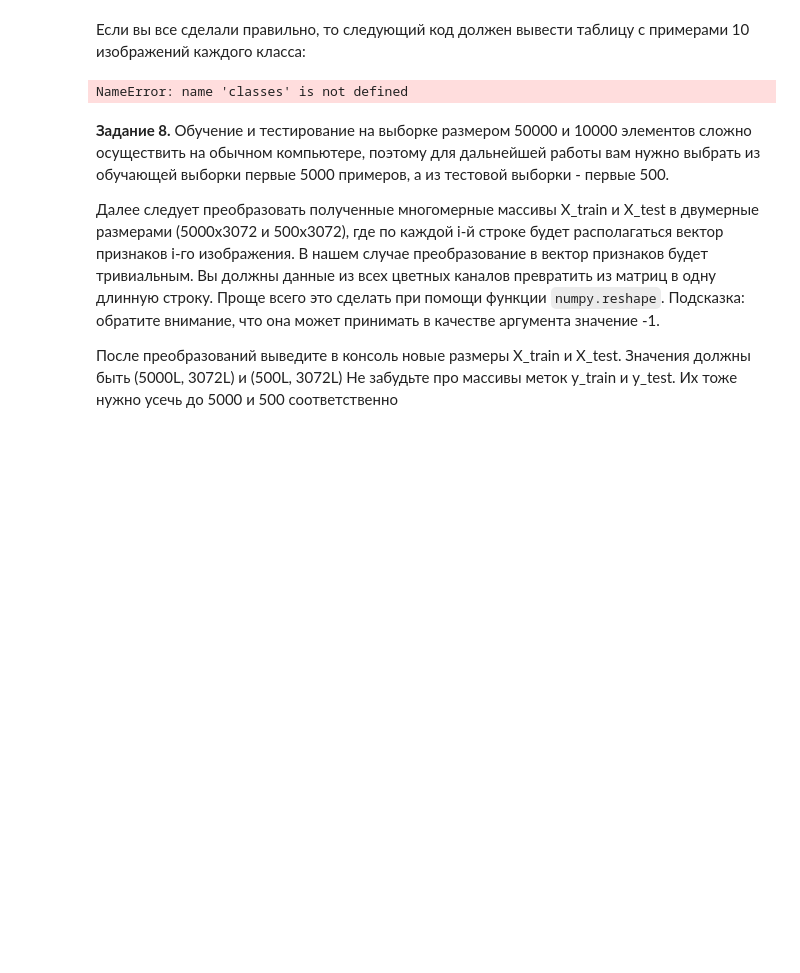
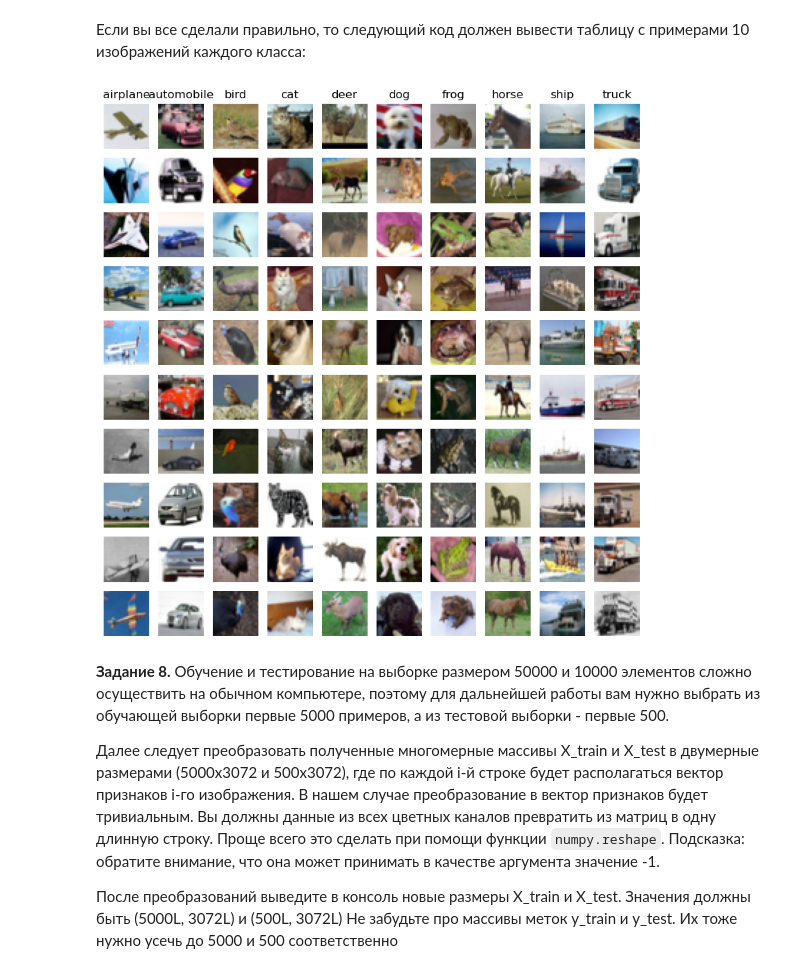
Before and after one commit to SpectralJager/asu_mag, a Jupyter notebook: машинное обучение/Lab3-kNN.ipynb, the cells around one changed output. Saved outputs shown, nothing was run; the diff lists cells and outputs as text; code cells hidden in the pictures; blank space fills up the shorter version.

```diff
--- a/машинное обучение/Lab3-kNN.ipynb
+++ b/машинное обучение/Lab3-kNN.ipynb
@@ -131,28 +243,52 @@ def unpickle(file):
+# %%
+# ваш код здесь
+data_path = "data/cifar-10"
+
+test_batch = unpickle(f"{data_path}/test_batch")
+X_test = np.array(test_batch[b'data'])
+Y_test = np.array(test_batch[b'labels'])
+
+data = []
+data_labels = []
+
+for i in range(1, 6):
+    batch_data = unpickle(f"{data_path}/data_batch_{i}")
+    data.append(batch_data[b'data'])
+    data_labels.extend(batch_data[b'labels'])
+
+X_train = np.concatenate(data, axis=0)
+Y_train = np.array(data_labels)
+
+X_train = X_train.reshape((len(X_train), 3, 32, 32)).transpose(0, 2, 3, 1)
+X_test = X_test.reshape((len(X_test), 3, 32, 32)).transpose(0, 2, 3, 1)
+
+meta = unpickle(f"{data_path}/batches.meta")
+classes = [label.decode("utf-8") for label in meta[b"label_names"]]
 # %% [markdown]
 Если вы все сделали правильно, то следующий код должен вывести таблицу с примерами 10 изображений каждого класса:
 # %%
 import numpy as np
 import matplotlib.pyplot as plt
 
 plt.rcParams["figure.figsize"] = (10,10)
 
 num_classes = len(classes)
 samples_per_class = 10
 
 for y, cls in enumerate(classes):
-    idxs = np.flatnonzero(np.array(y_train) == y)
+    idxs = np.flatnonzero(np.array(Y_train) == y)
     idxs = np.random.choice(idxs, samples_per_class, replace=False)
     for i, idx in enumerate(idxs):
         plt_idx = i * num_classes + y + 1
         plt.subplot(samples_per_class, num_classes, plt_idx)
         plt.imshow(X_train[idx].astype('uint8'))
         plt.axis('off')
         if i == 0:
             plt.title(cls)
 
 plt.show()
 # %% [output]
-NameError: name 'classes' is not defined
+[figure, added]
 # %% [markdown]
 **Задание 8.** Обучение и тестирование на выборке размером 50000 и 10000 элементов сложно осуществить на обычном компьютере, поэтому для дальнейшей работы вам нужно выбрать из обучающей выборки первые 5000 примеров, а из тестовой выборки - первые 500.
 
```
Also changed, not shown: parts of 14 cells of this notebook, 8 other files.
